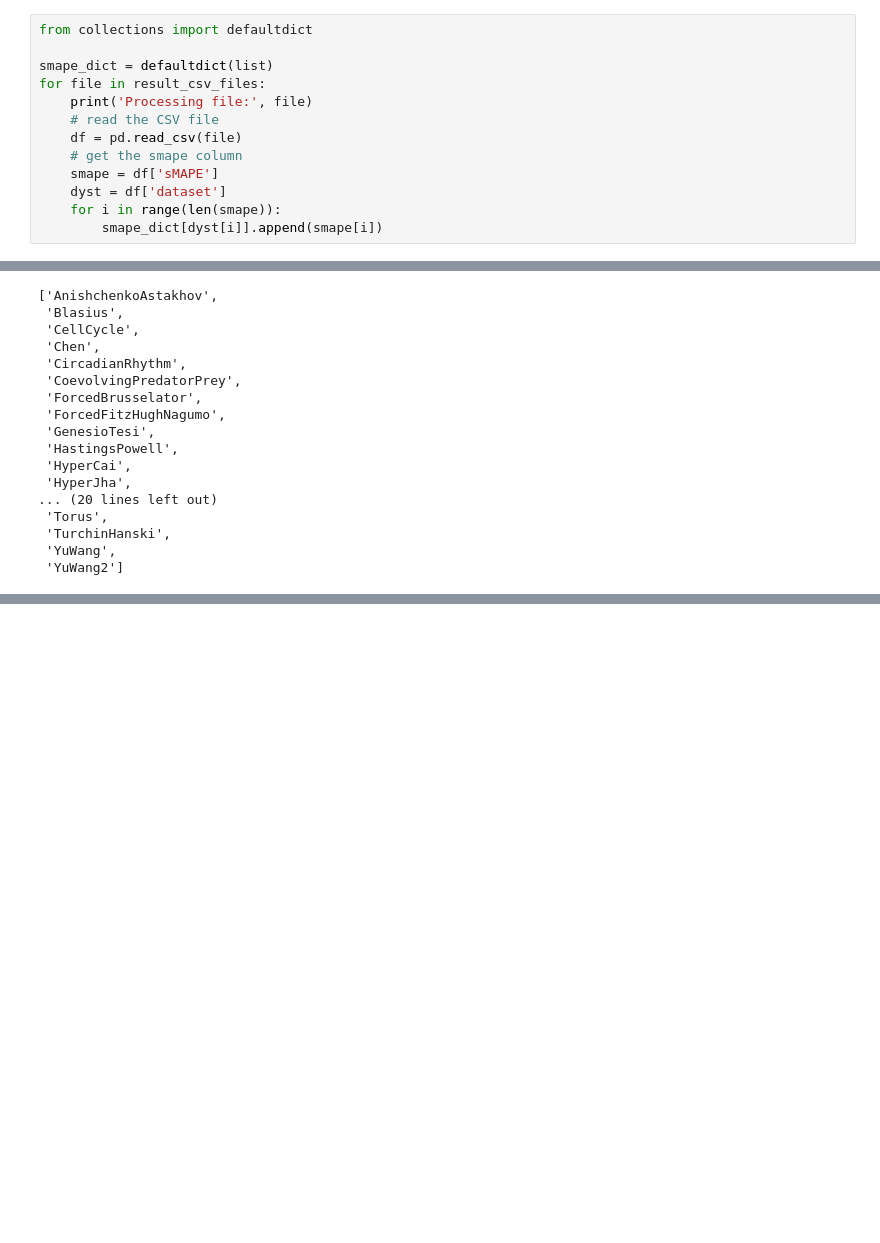
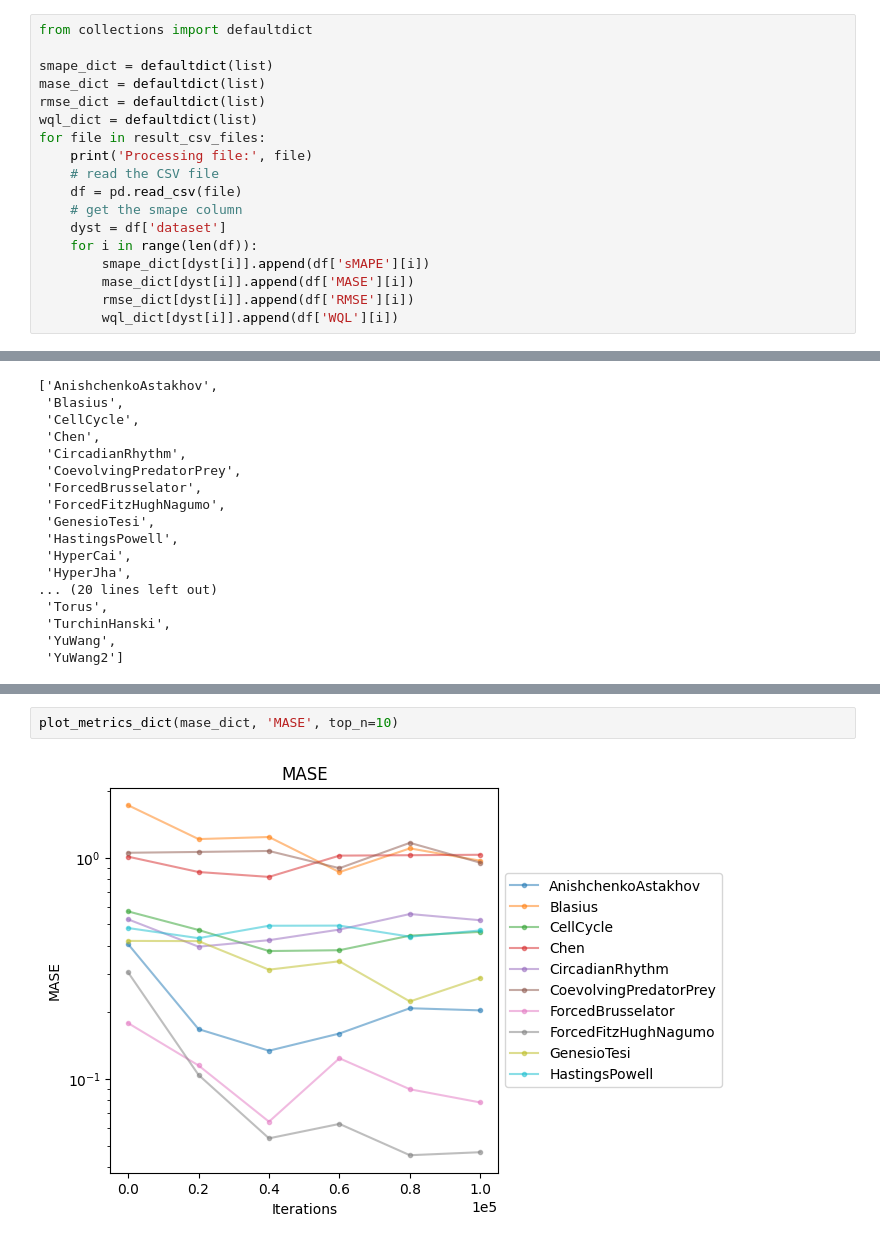
Before and after one commit to abao1999/panda, a Jupyter notebook: notebooks/evaluation.ipynb, the cells around one changed output, grey strips where cells are left out. Saved outputs shown, nothing was run; the diff lists cells and outputs as text; blank space fills up the shorter version.

```diff
--- a/notebooks/evaluation.ipynb
+++ b/notebooks/evaluation.ipynb
@@ -14,15 +16,20 @@ result_csv_files = [
 from collections import defaultdict
 
 smape_dict = defaultdict(list)
+mase_dict = defaultdict(list)
+rmse_dict = defaultdict(list)
+wql_dict = defaultdict(list)
 for file in result_csv_files:
     print('Processing file:', file)
     # read the CSV file
     df = pd.read_csv(file)
     # get the smape column
-    smape = df['sMAPE']
     dyst = df['dataset']
-    for i in range(len(smape)):
-        smape_dict[dyst[i]].append(smape[i])
+    for i in range(len(df)):
+        smape_dict[dyst[i]].append(df['sMAPE'][i])
+        mase_dict[dyst[i]].append(df['MASE'][i])
+        rmse_dict[dyst[i]].append(df['RMSE'][i])
+        wql_dict[dyst[i]].append(df['WQL'][i])
 # %% [output]
 Processing file: ../eval_results/test_base_metrics.csv
 Processing file: ../eval_results/test_20000_metrics.csv
@@ -70,0 +89,4 @@ plt.show()
+# %%
+plot_metrics_dict(mase_dict, 'MASE', top_n=10)
+# %% [output]
+[figure, added]
```
Also changed, not shown: parts of 20 cells of this notebook, 1 other file.
